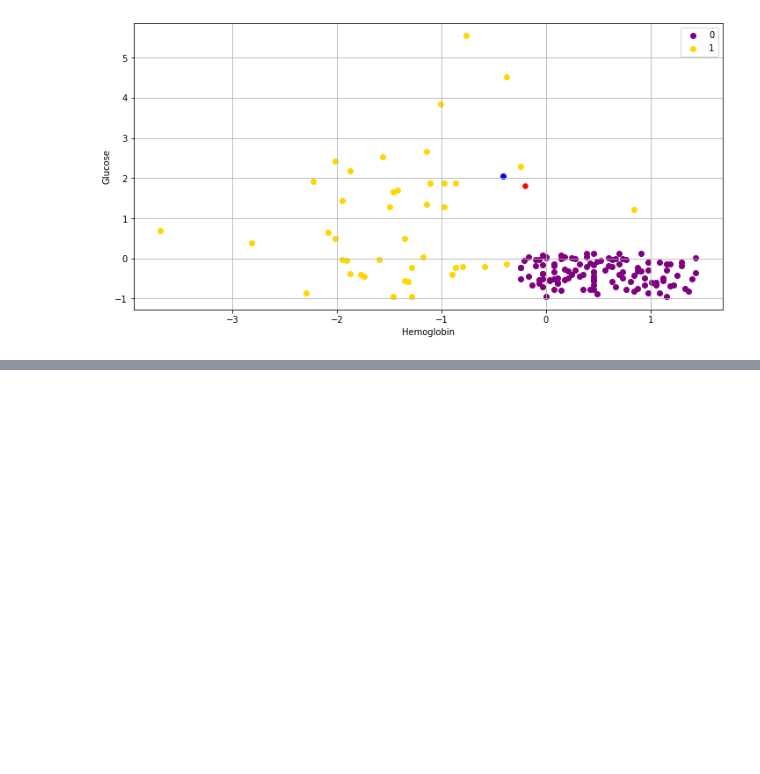
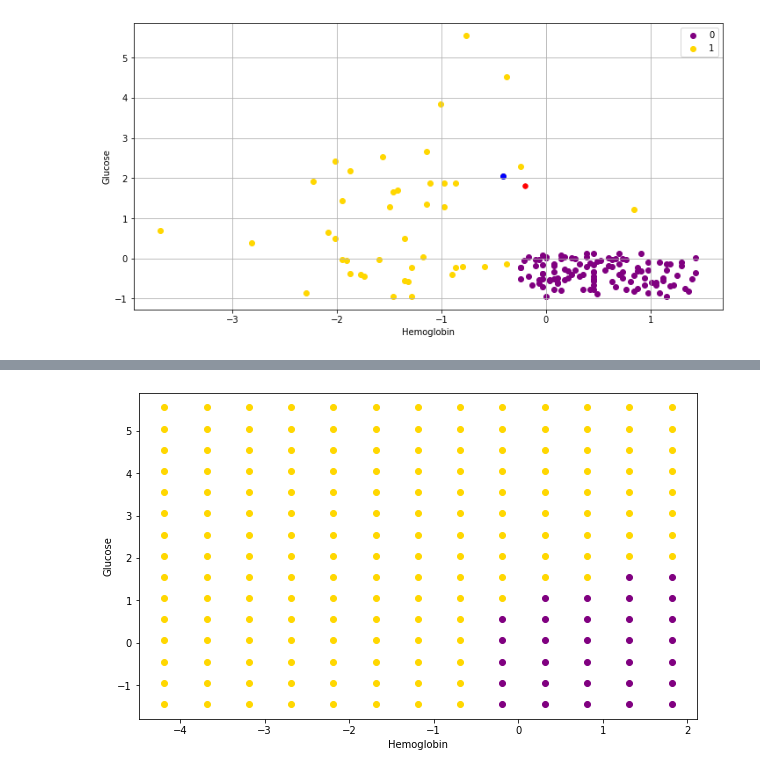
Before and after one commit to diegoaroa/BerkeleyX-Data8.3x, a Jupyter notebook: Week4/distance_testing.ipynb, the cells around one changed output, grey strips where cells are left out. Cells and saved outputs as stored; diff of their text form; code cells hidden in the pictures; blank space fills up the shorter version.

```diff
--- a/Week4/distance_testing.ipynb
+++ b/Week4/distance_testing.ipynb
@@ -392,0 +403,6 @@ ax.grid()
+# %%
+all_points_table = get_table_decision_boundary(kidney)
+all_points_table_k_3 = decision_boundary(all_points_table, 3)
+draw_decision_boundary(all_points_table_k_3)
+# %% [output]
+[figure, added]
```
Also changed, not shown: parts of 20 cells of this notebook.
